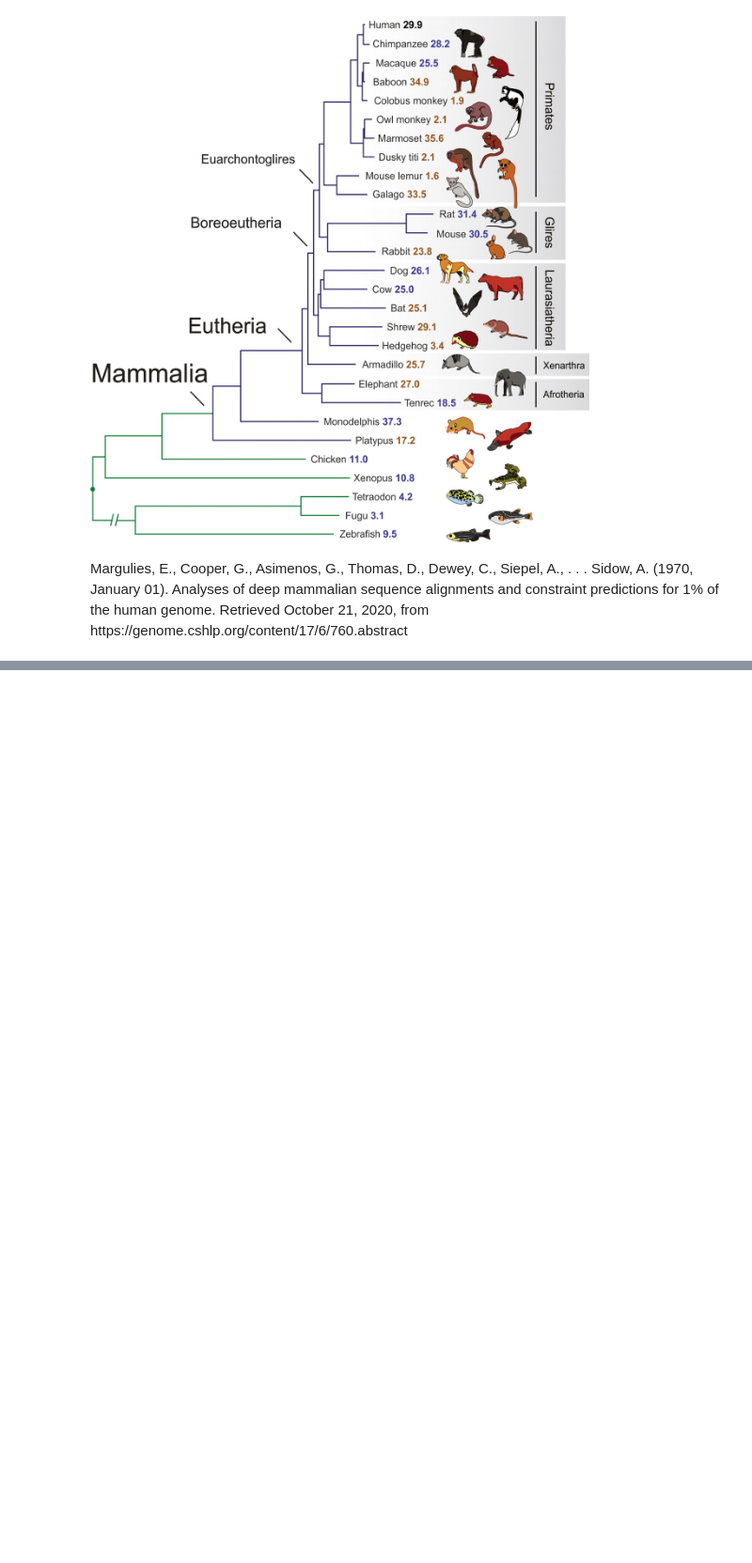
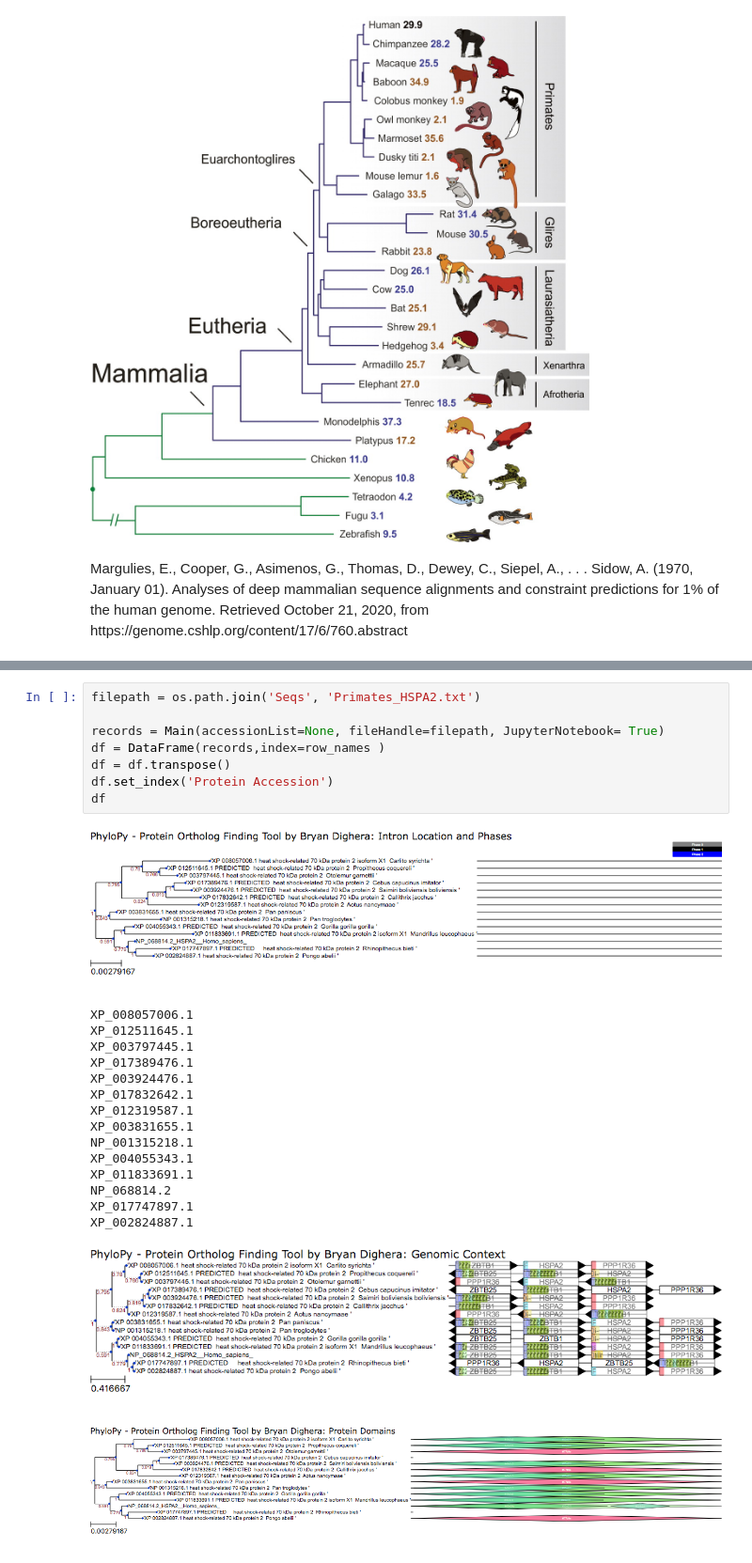
Before and after one commit to bdighera/PhyloPy, a Jupyter notebook: Visualization Notebook.ipynb, the cells around one changed output, grey strips where cells are left out. Shown at 94% size. Cells and saved outputs as stored; diff of their text form; blank space fills up the shorter version.

```diff
--- a/Visualization Notebook.ipynb
+++ b/Visualization Notebook.ipynb
@@ -66,0 +199,26 @@ ROOTED TREE HAS BEEN CONSTRUCTED...
+# %%
+filepath = os.path.join('Seqs', 'Primates_HSPA2.txt')
+
+records = Main(accessionList=None, fileHandle=filepath, JupyterNotebook= True)
+df = DataFrame(records,index=row_names )
+df = df.transpose()
+df.set_index('Protein Accession')
+df
+# %% [output]
+[figure, added]
+XP_008057006.1
+XP_012511645.1
+XP_003797445.1
+XP_017389476.1
+XP_003924476.1
+XP_017832642.1
+XP_012319587.1
+XP_003831655.1
+NP_001315218.1
+XP_004055343.1
+XP_011833691.1
+NP_068814.2
+XP_017747897.1
+XP_002824887.1
+[figure, added]
+[figure, added]
```
Also changed, not shown: parts of 15 cells of this notebook, 4 other files.
